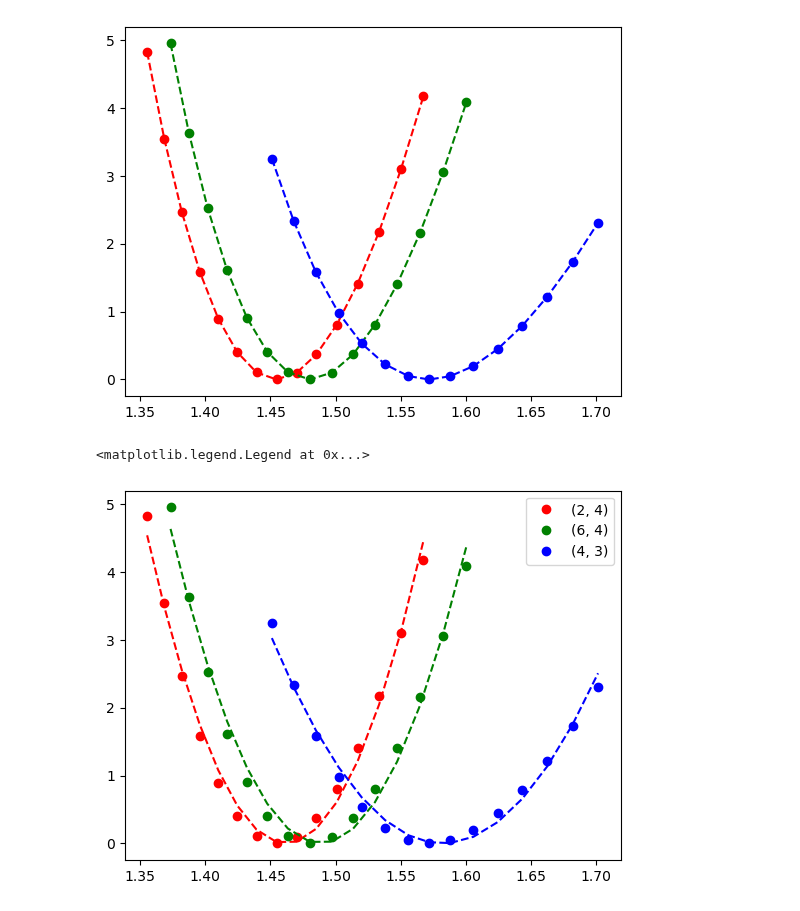
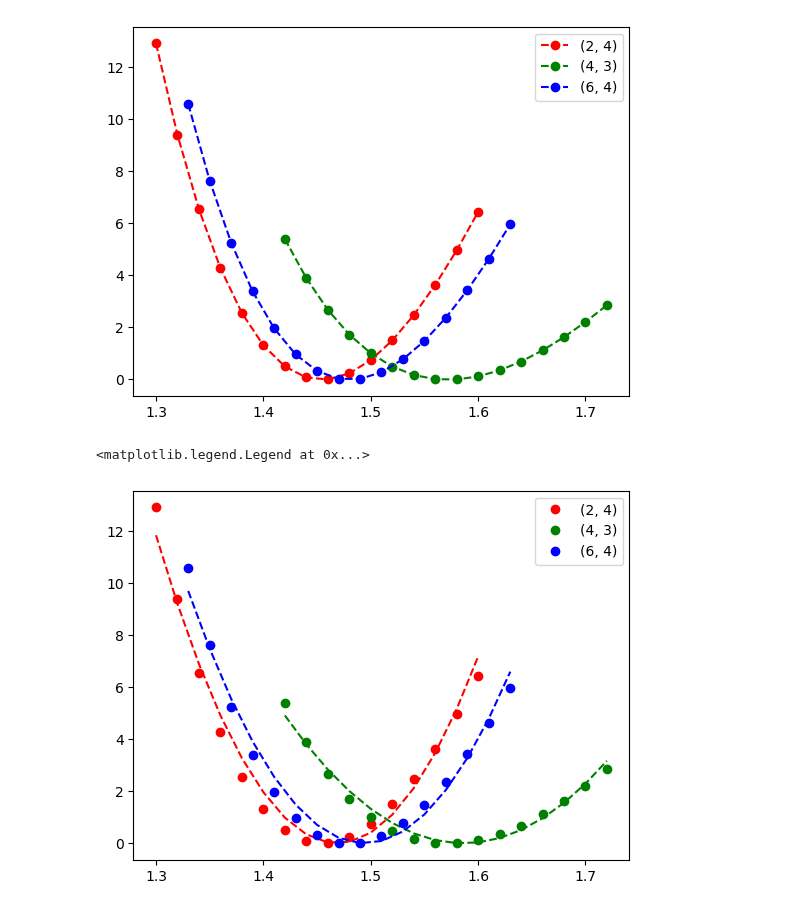
Before and after one commit to Daly-Lab-at-Haverford/code_examples, a Jupyter notebook: PotentialFitting/optimizing_bonds.ipynb, the cells around one changed output. Cells and saved outputs as stored; diff of their text form; code cells hidden in the pictures.

Commit message:
got bond energies from Q-Chem. Parameters changed a bit but not much.

```diff
--- a/PotentialFitting/optimizing_bonds.ipynb
+++ b/PotentialFitting/optimizing_bonds.ipynb
@@ -27,21 +24,10 @@ azi = """
     H           -2.260422649854    -1.409349289546    -0.673788389312
     H           -0.815494634684     1.839688017493     1.533442847642
 """
+
+#what coordinates are we optimizing
+coords = [
+    (2, 4),
+    (4, 3),
+    (6, 4)
+]
-# %%
-#what coordinates are we optimizing
-coords = [
-    (2, 4),
-    (6, 4),
-    (4, 3)
-]
-
-opt_coords = np.zeros(len(coords))
-#print the optimized values of these coordinates:
-#also, save these values for later
-azi_geo = psi4.geometry(azi)
-for item, pair in enumerate(coords):
-    opt_coords[item] = v3d.dist((azi_geo.to_arrays()[0])[pair[0]-1],
-                 (azi_geo.to_arrays()[0])[pair[1]-1])*bohr2ang
-    print(opt_coords[item])
-
-opt_energy = psi4.energy(theory)
@@ -130,15 +93,21 @@ array([[-359.52619119, -359.52822023, -359.52994093, -359.53135107,
+# %%
+#the scans were all designed to get very close to the opimized structure
+#so this is a good stand in for the opt energy
+opt_energy = np.mean(data[:, :, 1].min(axis=-1))
 # %%
-energies_norm = (energies-opt_energy)*627.503
+energies_norm = (data[:, :, 1]-opt_energy)*627.503
+lengths = data[:, :, 0]
 # %%
 #collected data plots
 colors = ['r', 'g', 'b']
 
-for i in range(len(coords)):
-               plt.plot(r_real[i], energies_norm[i], '--o', color=colors[i])
-               #plt.ylim(0, 10)
-               #plt.xlim(1.0, 2)
+for n, length in enumerate(lengths):
+    plt.plot(length, energies_norm[n], '--o', color=colors[n], label=str(coords[n]))
+    plt.legend()
+#plt.ylim(0, 10)
+#plt.xlim(1.0, 2)
 # %% [output]
-[figure, old version]
+[figure, new version]
 # %%
 def vbond(r, k, r0):
     return k*(r-r0)**2
@@ -154,15 +124,15 @@ for i in range(len(coords)):
 #fitted data plots
 colors = ['r', 'g', 'b']
 
-for i in range(len(coords)):
-    plt.plot(r_real[i], energies_norm[i], 'o', color=colors[i], label=str(coords[i]))
-    plt.plot(r_real[i], vbond(r_real[i], *parms[i][0]), '--', color=colors[i])
+for n, length in enumerate(lengths):
+    plt.plot(length, energies_norm[n], 'o', color=colors[n], label=str(coords[n]))
+    plt.plot(length, vbond(length, *parms[n][0]), '--', color=colors[n])
 plt.legend()
 #plt.ylim(0, 50)
 #plt.xlim(1.0, 2)
 # %% [output]
 <matplotlib.legend.Legend at 0x...>
-[figure, old version]
+[figure, new version]
 # %%
 for i in range(len(coords)):
     print('For the bond between atoms ', str(coords[i]))
```
Also changed, not shown: parts of 7 cells of this notebook, 4 other files.
